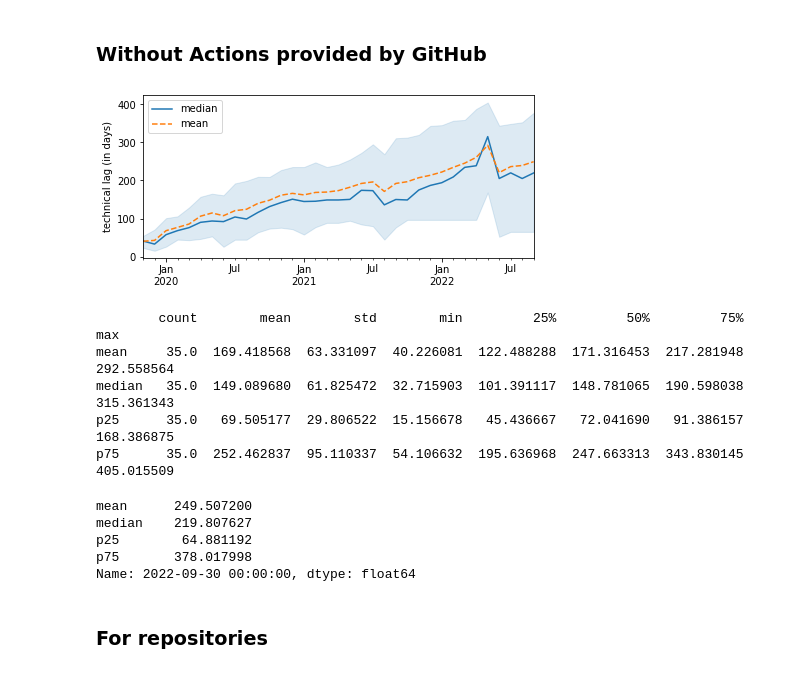
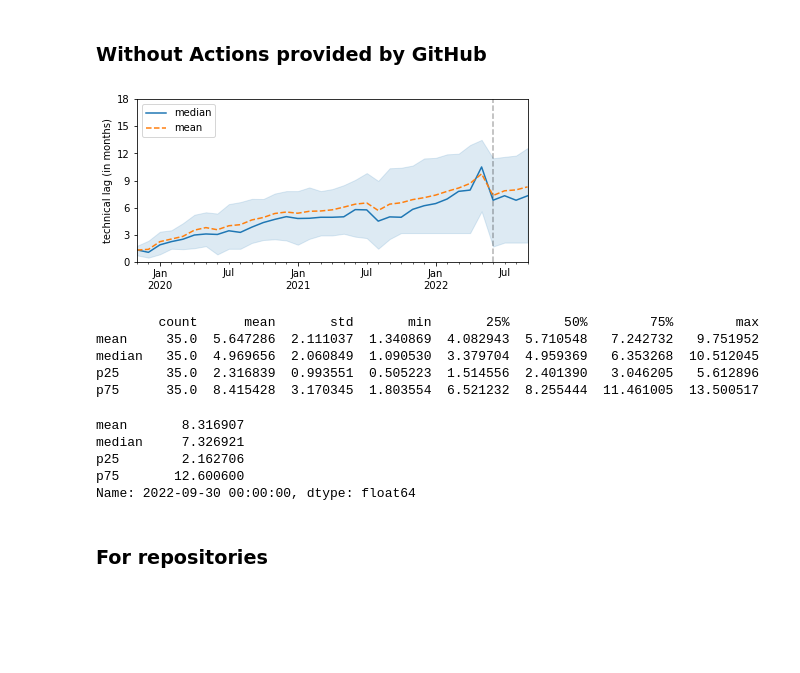
Before and after one commit to AlexandreDecan/secos-ghalag, a Jupyter notebook: notebooks/Technical lag.ipynb, the cells around one changed output. Drawn from its saved outputs; the diff is of its cells as text; code cells hidden in the pictures; blank space fills up the shorter version.

```diff
--- a/notebooks/Technical lag.ipynb
+++ b/notebooks/Technical lag.ipynb
@@ -292,47 +305,52 @@ Name: 2022-09-30 00:00:00, dtype: float64
 # %%
 fig, ax = matplotlib.pyplot.subplots()
 
 temp = (
     df_lag
     [lambda d: ~d.action.str.startswith('actions/')]
     # Only outdated actions are considered
     [lambda d: d.outdated]
     .groupby(pd.Grouper(key='snapshot', freq='M'))
     .agg(
         mean=('tlag', 'mean'),
         median=('tlag', 'median'),
         p25=('tlag', lambda s: s.quantile(0.25)),
         p75=('tlag', lambda s: s.quantile(0.75)),
     )
-    .pipe(lambda d: d / pd.to_timedelta('1 day'))
+    .pipe(lambda d: d / pd.to_timedelta('30 day'))
 )
 
 temp[['median', 'mean']].plot(ax=ax, style={'mean': '--'})
 ax.fill_between(temp.index, temp.p25, temp.p75, color=PALETTE[0], alpha=0.15)
 ax.legend(loc='upper left')
 
+ax.vlines(pd.to_datetime('2022-06'), 0, 18, colors='k', alpha=0.3, linestyles='dashed')
+
 ax.set(
     xlabel=None,
     xlim=DATE_RANGE,
-    ylabel='technical lag (in days)',
+    ylabel='technical lag (in months)',
+    ylim=(0, 18),
 )
+ax.yaxis.set_major_locator(matplotlib.ticker.MultipleLocator(3))
+
 
 savefig(fig, 'lag_technical_steps_wo_actions')
 # %% [output]
-[figure, old version]
+[figure, new version]
 # %%
 print(temp.describe().T.to_string())
 display(temp.iloc[-1])
 # %% [output]
-        count        mean        std        min         25%         50%         75%         max
-mean     35.0  169.418568  63.331097  40.226081  122.488288  171.316453  217.281948  292.558564
-median   35.0  149.089680  61.825472  32.715903  101.391117  148.781065  190.598038  315.361343
-p25      35.0   69.505177  29.806522  15.156678   45.436667   72.041690   91.386157  168.386875
-p75      35.0  252.462837  95.110337  54.106632  195.636968  247.663313  343.830145  405.015509
+        count      mean       std       min       25%       50%        75%        max
+mean     35.0  5.647286  2.111037  1.340869  4.082943  5.710548   7.242732   9.751952
+median   35.0  4.969656  2.060849  1.090530  3.379704  4.959369   6.353268  10.512045
+p25      35.0  2.316839  0.993551  0.505223  1.514556  2.401390   3.046205   5.612896
+p75      35.0  8.415428  3.170345  1.803554  6.521232  8.255444  11.461005  13.500517
-mean      249.507200
-median    219.807627
-p25        64.881192
-p75       378.017998
+mean       8.316907
+median     7.326921
+p25        2.162706
+p75       12.600600
 Name: 2022-09-30 00:00:00, dtype: float64
 # %% [markdown]
 ### For repositories
```
Also changed, not shown: parts of 7 cells of this notebook, 1 other file.
